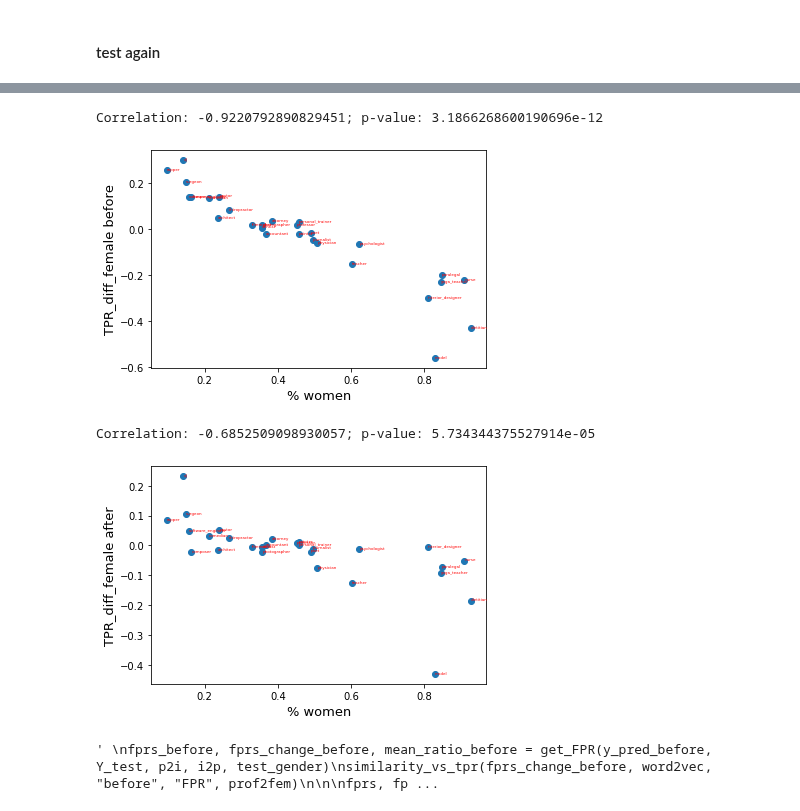
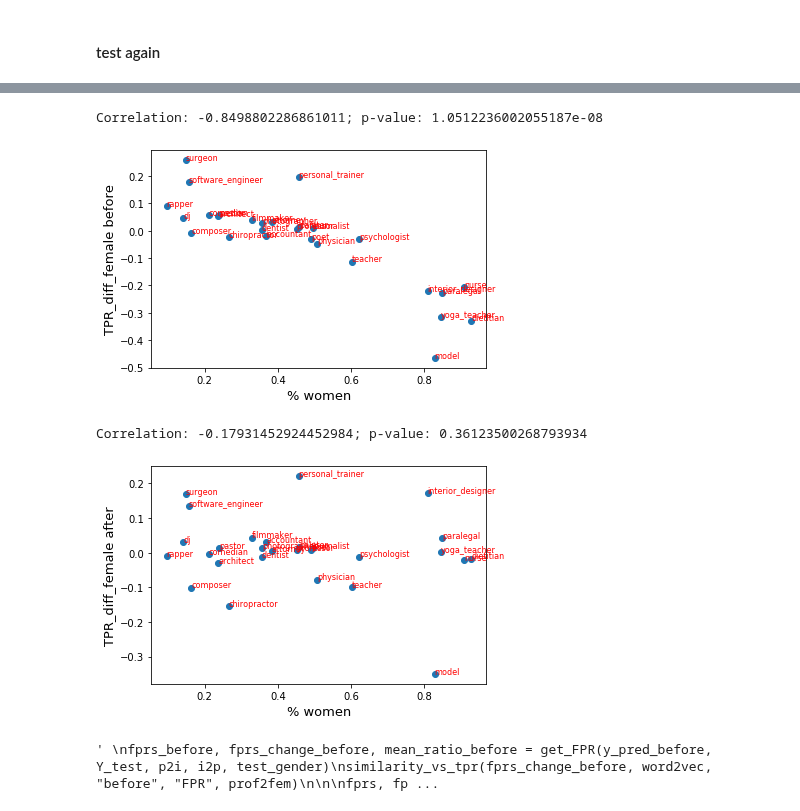
Before and after one commit to shauli-ravfogel/nullspace_projection, a Jupyter notebook: notebooks/biosbias2.ipynb, the cells around one changed output, grey strips where cells are left out. Cells and saved outputs as stored; diff of their text form; code cells hidden in the pictures.

```diff
--- a/notebooks/biosbias2.ipynb
+++ b/notebooks/biosbias2.ipynb
@@ -228,8 +229,8 @@ if embeds:
     X_test, Y_test, unknown_test =  get_embeddings_based_dataset(test, word2vec, p2i)
 else:
 
-    X_train, Y_train = get_bert_based_dataset(train, p2i)
-    X_dev, Y_dev =  get_bert_based_dataset(dev, p2i)
-    X_test, Y_test =  get_bert_based_dataset(test, p2i)
+    X_train, Y_train, unk = get_bert_based_dataset(train, p2i)
+    X_dev, Y_dev, unk =  get_bert_based_dataset(dev, p2i)
+    X_test, Y_test, unk =  get_bert_based_dataset(test, p2i)
 #X_train, Y_train = get_bert_based_dataset(train)
 # %% [output]
@@ -350,3 +383,9 @@ array([0, 0, 0, 0, 1, 1, 1, 1, 0, 0])
+# %%
+#clf.coefs_[0] =  clf.coefs_[0].dot(P)
+P = np.mean(list(prof2P.values()), axis = 0)
+P.shape
+
+P = P_all.copy()
 # %% [markdown]
 #### test model without finetuning
 # %%
@@ -375,0 +412,15 @@ print(clf.score(X_dev.dot(P), Y_dev))
+# %%
+
+X_dev_after = X_dev.copy()
+X_train_after = X_train.copy()
+
+for prof, P in prof2P.items():
+    idx = Y_dev == p2i[prof]
+    X_dev_after[idx] = X_dev_after[idx].dot(P)
+
+    idx_train = Y_train == p2i[prof]
+    X_train_after[idx_train] = X_train_after[idx_train].dot(P)
+
+print("before finetunine", clf.score(X_dev_after, Y_dev))
+clf.fit(X_train_after, Y_train)
+print("After finetuning", clf.score(X_dev_after, Y_dev))
@@ -401,7 +459,7 @@ def get_TPR(y_pred, y_true, p2i, i2p, gender):
 
         tprs[profession]["m"] = tpr_m
         tprs[profession]["f"] = tpr_f
-        tprs_ratio.append(tpr_m/tpr_f)
+        tprs_ratio.append(0)
         tprs_change[profession] = tpr_m - tpr_f
 
     return tprs, tprs_change, np.mean(np.abs(tprs_ratio))
@@ -437,7 +495,7 @@ def get_FPR(y_pred, y_true, p2i, i2p, gender):
 
         fprs[profession]["m"] = fpr_m
         fprs[profession]["f"] = fpr_f
-        fprs_ratio.append(fpr_m/fpr_f)
+        fprs_ratio.append(0)
         fprs_change[profession] = fpr_m - fpr_f
 
     return fprs, fprs_change, np.mean(np.abs(fprs_ratio))
@@ -464,7 +522,7 @@ def similarity_vs_tpr(tprs, word2vec, title, measure, prof2fem):
     plt.ylabel("{}_diff_female {}".format(measure, title), fontsize = 13)
     for p in professions:
         x,y = prof2fem[p], tprs[p]
-        plt.annotate(p , (x,y), size = 4, color = "red")
+        plt.annotate(p , (x,y), size = 8, color = "red")
     plt.savefig("{}_vs_bias_{}".format(measure, title), dpi = 600)
     print("Correlation: {}; p-value: {}".format(*pearsonr(sim_lst, tpr_lst)))
     plt.show()
@@ -484,33 +542,36 @@ def save_vecs_and_words(vecs, words):
             for w in words:
                 f.write(w + "\n")
 # %%
-y_pred_before = clf_original.predict(X_test)
+y_pred_before = clf_original.predict(X_dev)
 test_gender = [d["g"] for d in test]
-tprs_before, tprs_change_before, mean_ratio_before = get_TPR(y_pred_before, Y_test, p2i, i2p, test_gender)
+dev_gender = [d["g"] for d in dev]
+
+tprs_before, tprs_change_before, mean_ratio_before = get_TPR(y_pred_before, Y_dev, p2i, i2p, dev_gender)
 similarity_vs_tpr(tprs_change_before, word2vec, "before", "TPR", prof2fem)
 
 
-y_pred_after = clf.predict(X_test.dot(P))
-tprs, tprs_change_after, mean_ratio_after = get_TPR(y_pred_after, Y_test, p2i, i2p, test_gender)
+#y_pred_after = clf.predict(X_test.dot(P))
+y_pred_after = clf.predict(X_dev.dot(P))
+tprs, tprs_change_after, mean_ratio_after = get_TPR(y_pred_after, Y_dev, p2i, i2p, dev_gender)
 similarity_vs_tpr(tprs_change_after, word2vec, "after", "TPR", prof2fem)
 
 
 #print("TPR diff ratio before: {}; after: {}".format(mean_ratio_before, mean_ratio_after))
 """
 fprs_before, fprs_change_before, mean_ratio_before = get_FPR(y_pred_before, Y_test, p2i, i2p, test_gender)
 similarity_vs_tpr(fprs_change_before, word2vec, "before", "FPR", prof2fem)
 
 
 fprs, fprs_change_after, mean_ratio_after = get_FPR(y_pred_after, Y_test, p2i, i2p, test_gender)
 similarity_vs_tpr(fprs_change_after, word2vec, "after", "FPR", prof2fem)
 
 #print("TPR diff ratio before: {}; after: {}".format(mean_ratio_before, mean_ratio_after))
 """
 # %% [output]
-Correlation: -0.9220792890829451; p-value: 3.1866268600190696e-12
+Correlation: -0.8498802286861011; p-value: 1.0512236002055187e-08
-[figure, old version]
+[figure, new version]
-Correlation: -0.6852509098930057; p-value: 5.734344375527914e-05
+Correlation: -0.17931452924452984; p-value: 0.36123500268793934
-[figure, old version]
+[figure, new version]
 ' \nfprs_before, fprs_change_before, mean_ratio_before = get_FPR(y_pred_before, Y_test, p2i, i2p, test_gender)\nsimilarity_vs_tpr(fprs_change_before, word2vec, "before", "FPR", prof2fem)\n\n\nfprs, fp ...
 # %%
 test_gender
```
Also changed, not shown: parts of 21 cells of this notebook.
